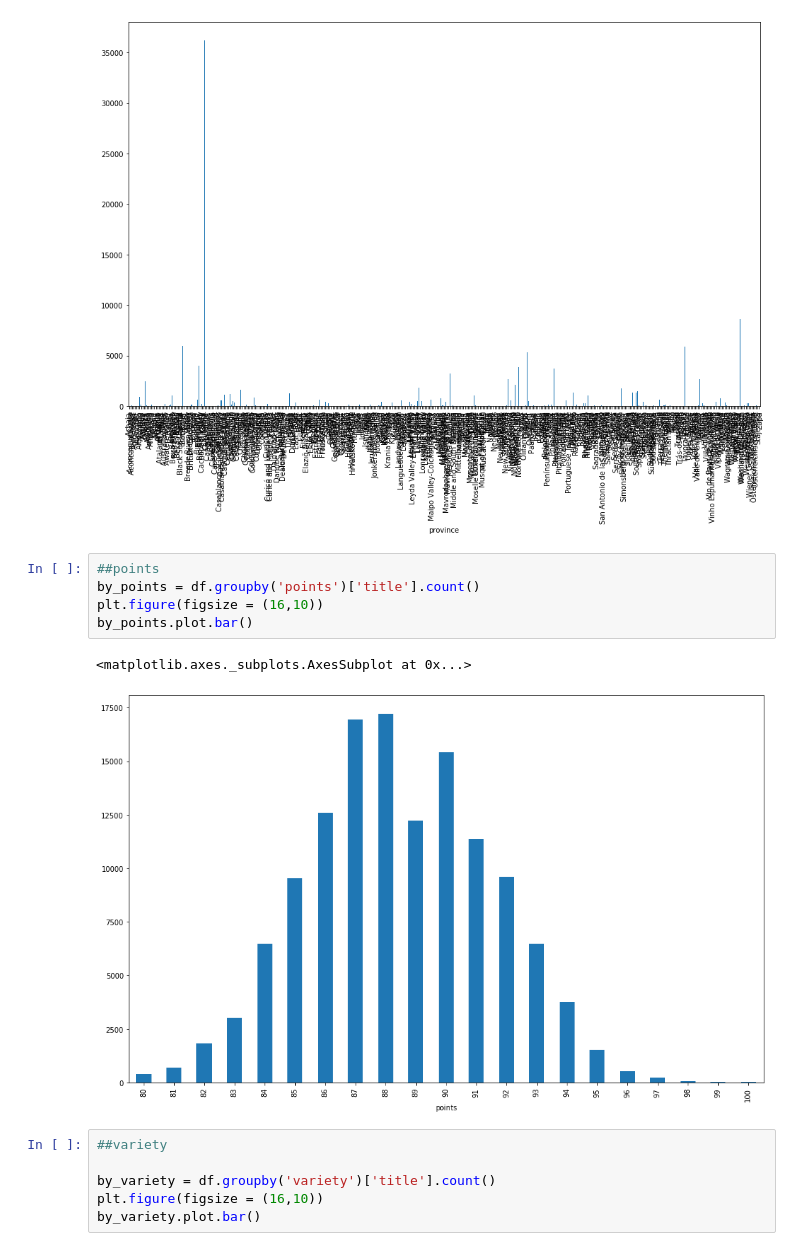
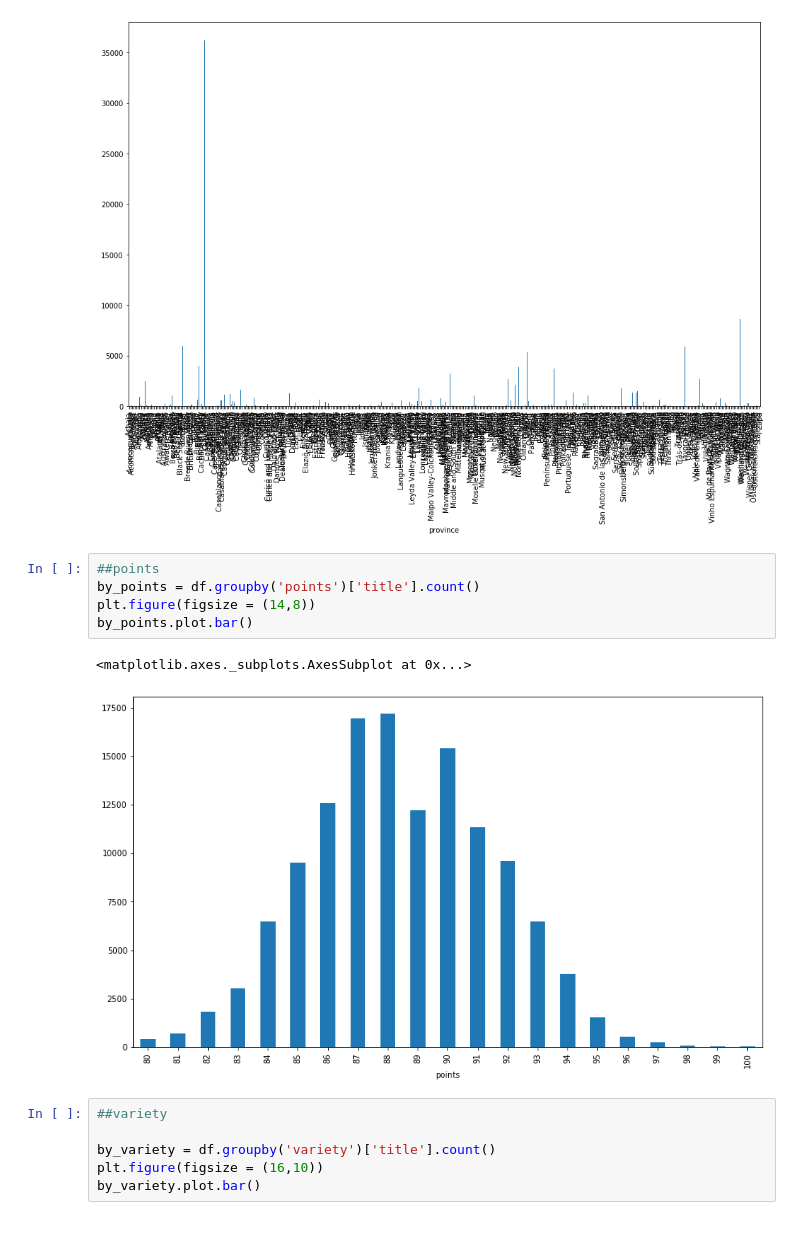
Before and after one commit to agorina91/wine_reviews, a Jupyter notebook: Wine_Reviews_Notebook.ipynb, the cells around one changed output. Saved outputs shown, nothing was run; the diff lists cells and outputs as text.

```diff
--- a/Wine_Reviews_Notebook.ipynb
+++ b/Wine_Reviews_Notebook.ipynb
@@ -32,11 +32,11 @@ by_province.plot.bar()
 # %%
 ##points
 by_points = df.groupby('points')['title'].count()
-plt.figure(figsize = (16,10))
+plt.figure(figsize = (14,8))
 by_points.plot.bar()
 # %% [output]
 <matplotlib.axes._subplots.AxesSubplot at 0x...>
-[figure, old version]
+[figure, new version]
 # %%
 ##variety
 
```
